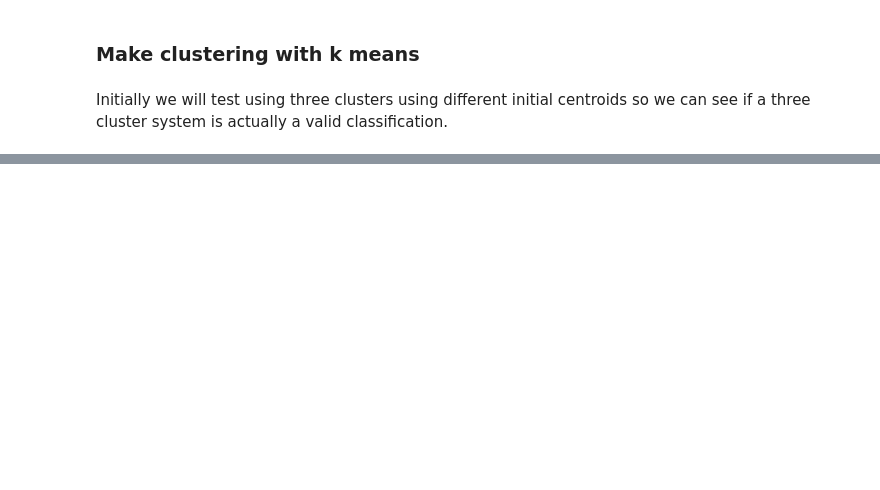
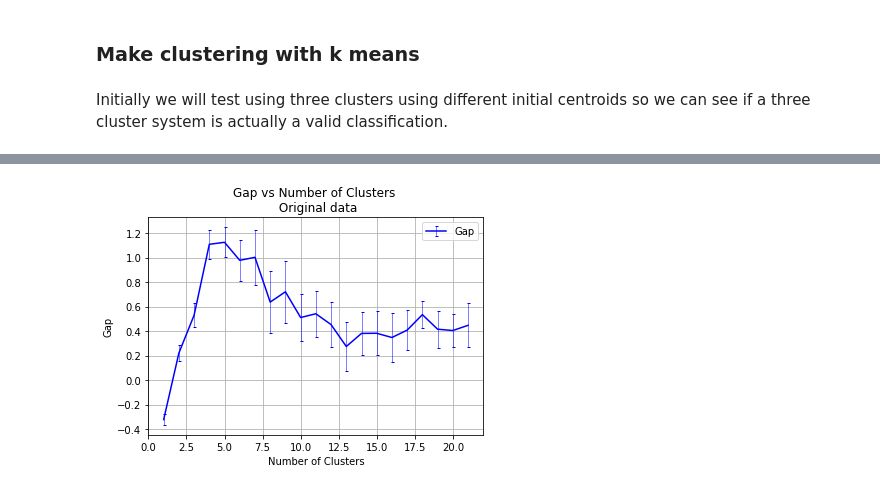
Before and after one commit to VolodyaCO/ieu_clustering_towns, a Jupyter notebook: K_Means_Analysis.ipynb, the cells around one changed output, grey strips where cells are left out. Cells and saved outputs as stored; diff of their text form; code cells hidden in the pictures; blank space fills up the shorter version.

```diff
--- a/K_Means_Analysis.ipynb
+++ b/K_Means_Analysis.ipynb
@@ -87,0 +273,3 @@ plt.scatter(reduced_data[:, 0], reduced_data[:, 1], c=kmeans.labels_)
+# %%
+data = df.iloc[:, 4:].values
+num_clusters_original,oldclusters_original,oldlabels_original,gaps_original,sk_original=gap(data,maxtime=5,file_save_data='original_data_report.txt')
@@ -87,0 +294,17 @@ plt.scatter(reduced_data[:, 0], reduced_data[:, 1], c=kmeans.labels_)
+# %%
+plt.errorbar(num_clusters_original,gaps_original[:-1],color='blue',yerr=sk_original[:-1],capsize=1.5,elinewidth=0.5)
+legend = ['Gap']
+plt.xlabel("Number of Clusters")
+plt.ylabel("Gap")
+plt.legend(legend)
+#plt.xticks(range(0, 20))
+#plt.yticks(range(1, 20))
+plt.title("Gap vs Number of Clusters \n Original data")
+#plt.ylim(0,200)
+#plt.xlim(0.45,0.55)
+plt.grid()
+#image_name='Gap_vs_Number_Of_Clusters.pdf'
+#plt.savefig(image_name,bbox_inches='tight')
+plt.show()
+# %% [output]
+[figure, added]
```
Also changed, not shown: parts of 47 cells of this notebook, 4 other files.
